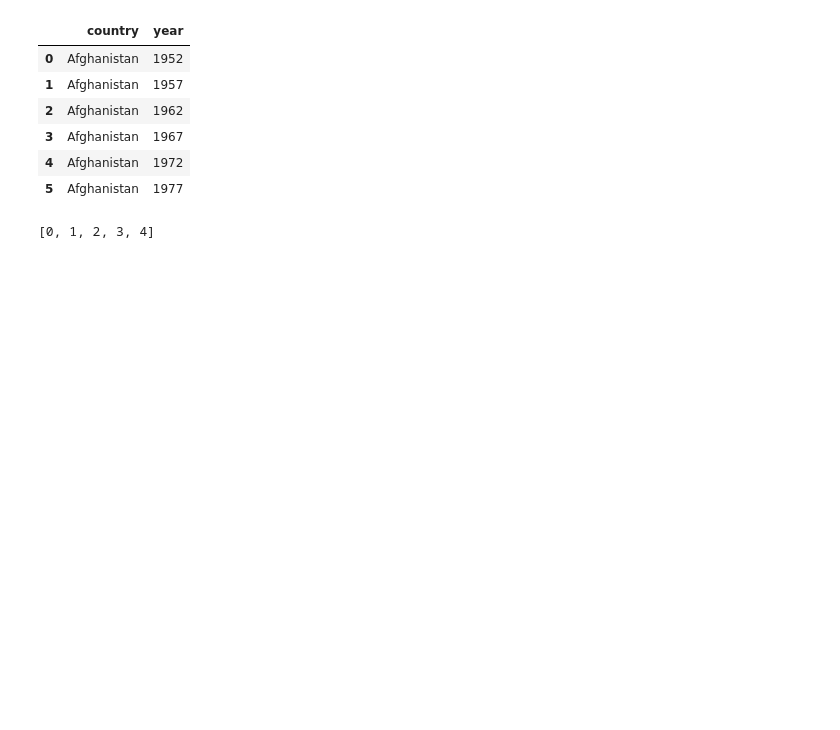
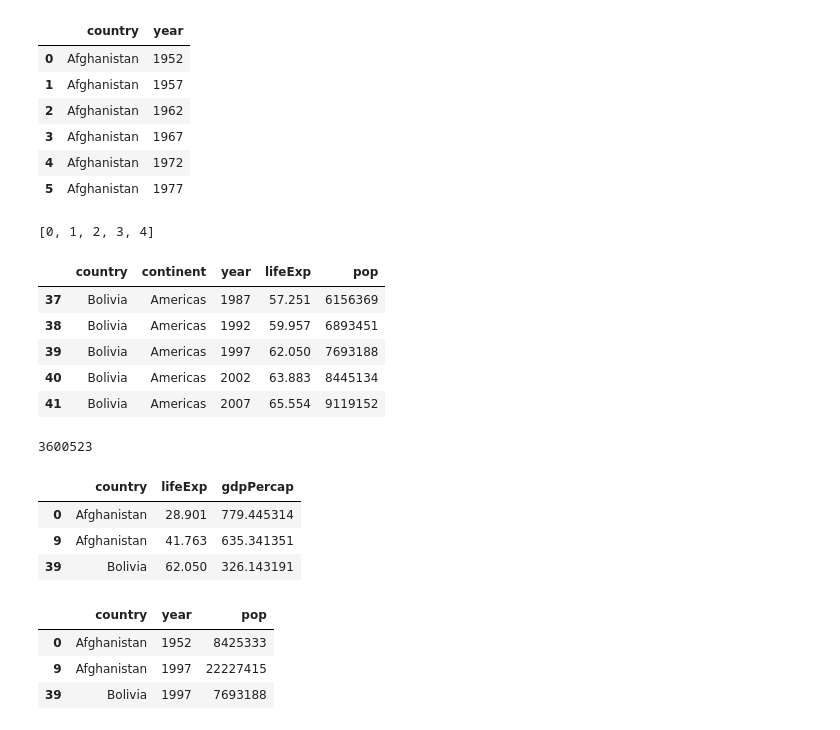
Before and after one commit to Data-Science-UCU-Chapter/KATUMBA-HARRY, a Jupyter notebook: first.ipynb, the cells around one changed output. Saved outputs shown, nothing was run; the diff lists cells and outputs as text; code cells hidden in the pictures; blank space fills up the shorter version.

```diff
--- a/first.ipynb
+++ b/first.ipynb
@@ -176,3 +174,32 @@ range1 = list(range(5))
 range1
 # %% [output]
 [0, 1, 2, 3, 4]
+# %%
+cols1=df.iloc[:,range1]
+cols1.tail()
+# %% [output]
+|  | country | continent | year | lifeExp | pop |
+| 37 | Bolivia | Americas | 1987 | 57.251 | 6156369 |
+| 38 | Bolivia | Americas | 1992 | 59.957 | 6893451 |
+| 39 | Bolivia | Americas | 1997 | 62.050 | 7693188 |
+| 40 | Bolivia | Americas | 2002 | 63.883 | 8445134 |
+| 41 | Bolivia | Americas | 2007 | 65.554 | 9119152 |
+# %%
+#Accessing both rows and columns simultaneously
+df.loc[23,'pop']
+# %% [output]
+3600523
+# %%
+df.iloc[[0,9,39],[0,3,5]]
+# %% [output]
+|  | country | lifeExp | gdpPercap |
+| 0 | Afghanistan | 28.901 | 779.445314 |
+| 9 | Afghanistan | 41.763 | 635.341351 |
+| 39 | Bolivia | 62.050 | 326.143191 |
+# %%
+df.loc[[0,9,39],['country','year','pop']]
+# %% [output]
+|  | country | year | pop |
+| 0 | Afghanistan | 1952 | 8425333 |
+| 9 | Afghanistan | 1997 | 22227415 |
+| 39 | Bolivia | 1997 | 7693188 |
```
Also changed, not shown: parts of 7 cells of this notebook.
